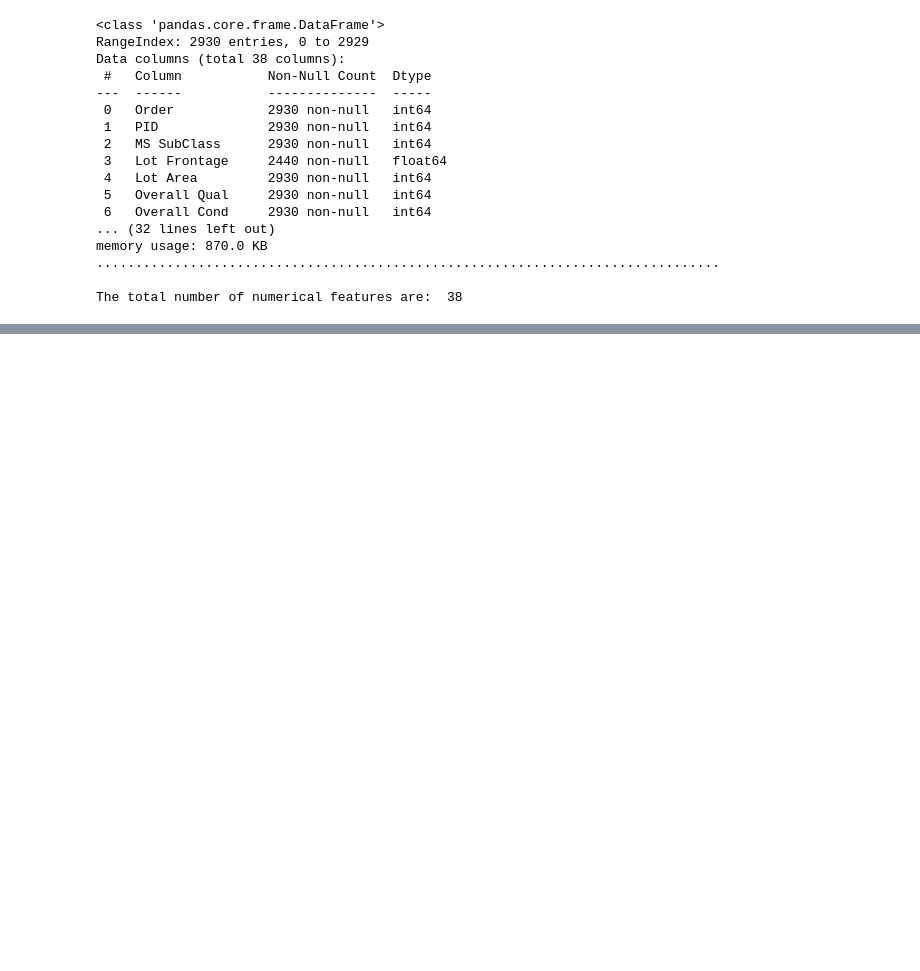
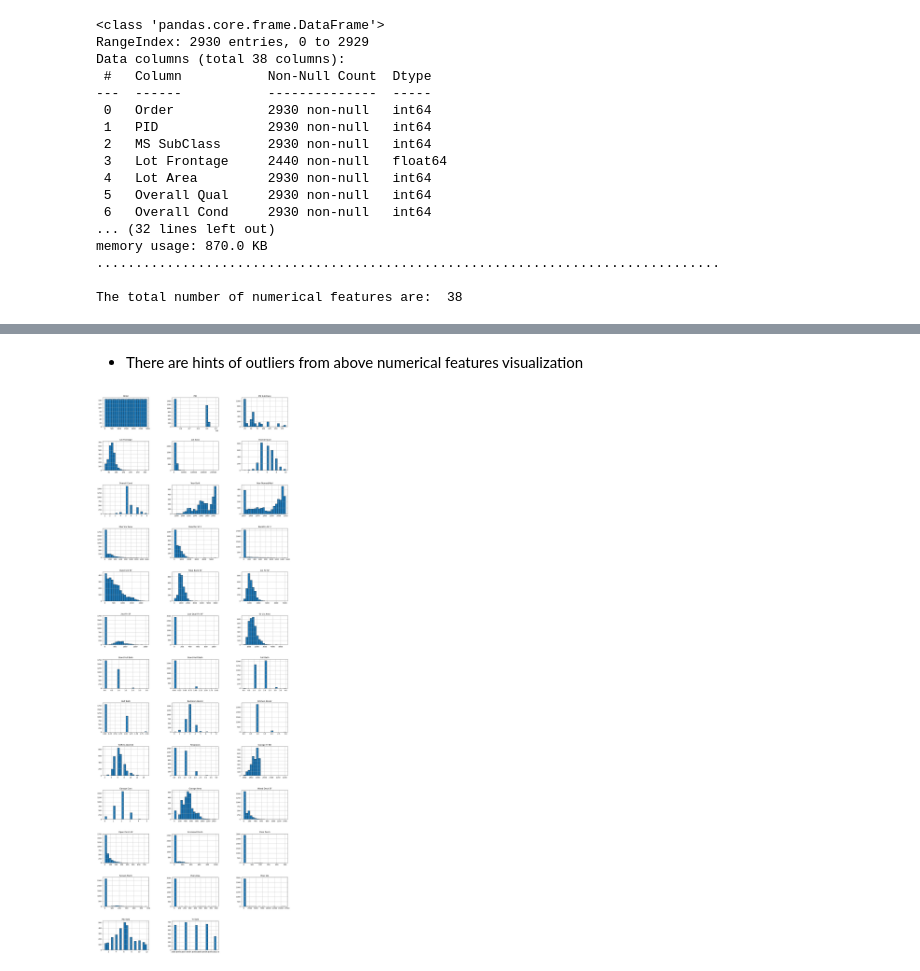
Before and after one commit to vijaybsubedi/bda62_projects_vijaybsubedi, a Jupyter notebook: _project#2_housingpriceprediction_vijaybsubedi__/housingpriceprediction.ipynb, the cells around one changed output, grey strips where cells are left out. Cells and saved outputs as stored; diff of their text form; code cells hidden in the pictures; blank space fills up the shorter version.

```diff
--- a/_project#2_housingpriceprediction_vijaybsubedi__/housingpriceprediction.ipynb
+++ b/_project#2_housingpriceprediction_vijaybsubedi__/housingpriceprediction.ipynb
@@ -78,3 +81,13 @@ plt.show()
+# %% [markdown]
+- There are hints of outliers from above numerical features visualization
+# %%
+# Plotting the histogram of the numerical features
+numerical_features.hist(
+    bins=20, figsize=(20, 60), edgecolor='black', layout=(13,3), grid=True
+)
+plt.subplots_adjust(hspace=0.5, wspace = 0.5)
+# %% [output]
+[figure, added]
 # %%
 # Segregating the categorical features only
 categorical_features = features.select_dtypes(include=['object'])
```
Also changed, not shown: parts of 5 cells of this notebook.
